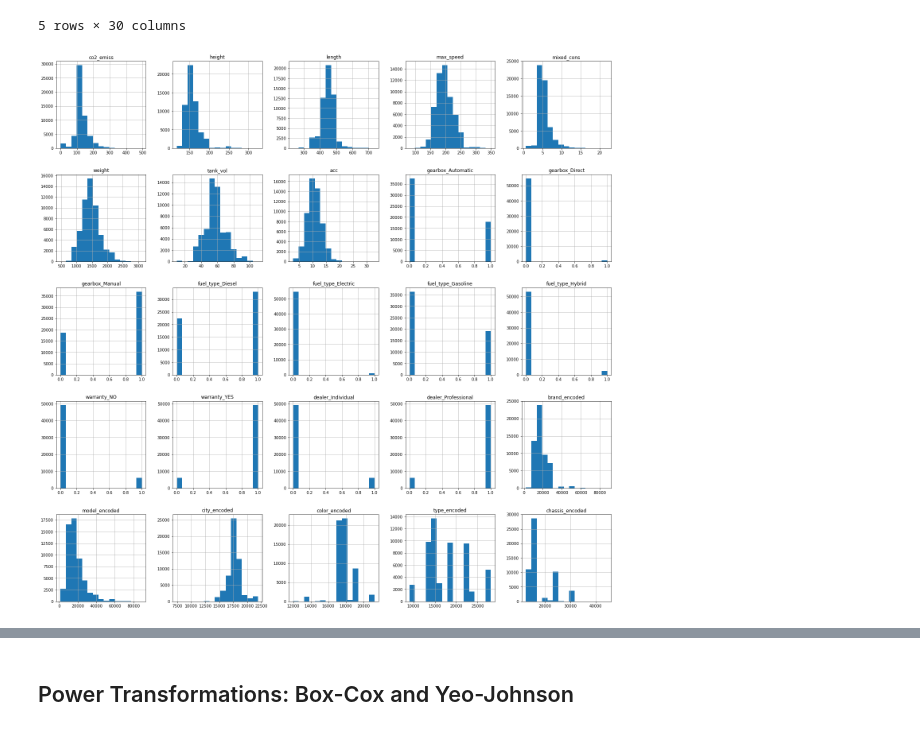
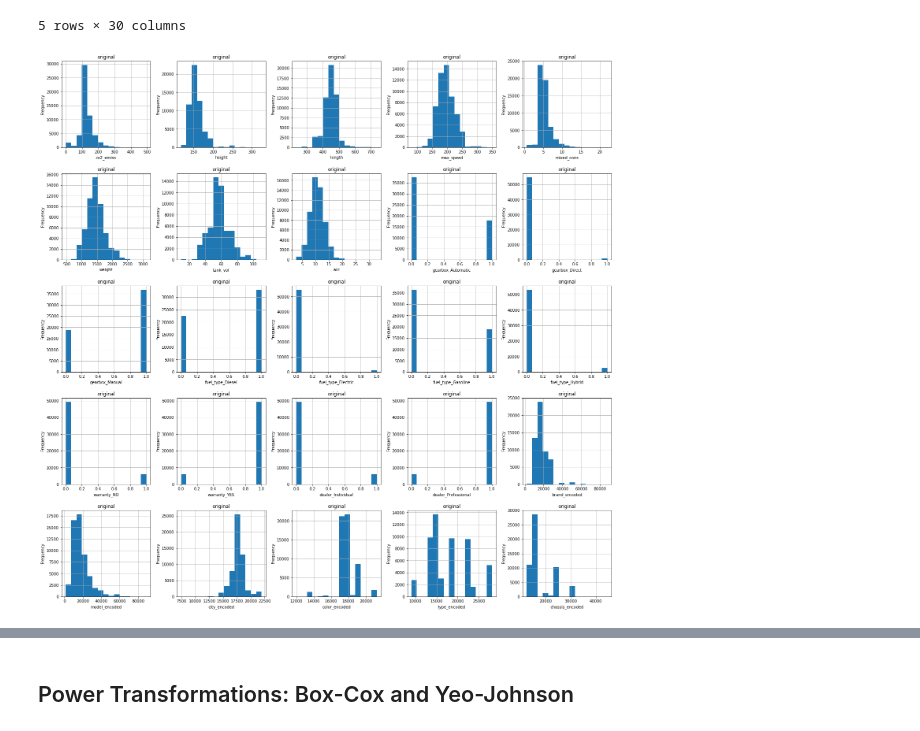
Before and after one commit to caresppen/UsedCarsAppraiser, a Jupyter notebook: notebooks/09_Column_Transformation.ipynb, the cells around one changed output, grey strips where cells are left out. Drawn from its saved outputs; the diff is of its cells as text; code cells hidden in the pictures.

```diff
--- a/notebooks/09_Column_Transformation.ipynb
+++ b/notebooks/09_Column_Transformation.ipynb
@@ -71,10 +72,13 @@ X.drop('doors', axis=1, inplace=True)
 # %%
 fig, axes = plt.subplots(len(X.columns)//5, 5, figsize=(25, 25))
 
 i = 0
-for triaxis in axes:
-    for axis in triaxis:
+for pentaxis in axes:
+    for axis in pentaxis:
         df.hist(column=X.columns[i], bins=15, ax=axis)
+        axis.set_title('original')
+        axis.set_xlabel(X.columns[i])
+        axis.set_ylabel('Frequency')
         i += 1
 # %% [output]
-[figure, old version]
+[figure, new version]
```
Also changed, not shown: parts of 9 cells of this notebook, 1 other file.
